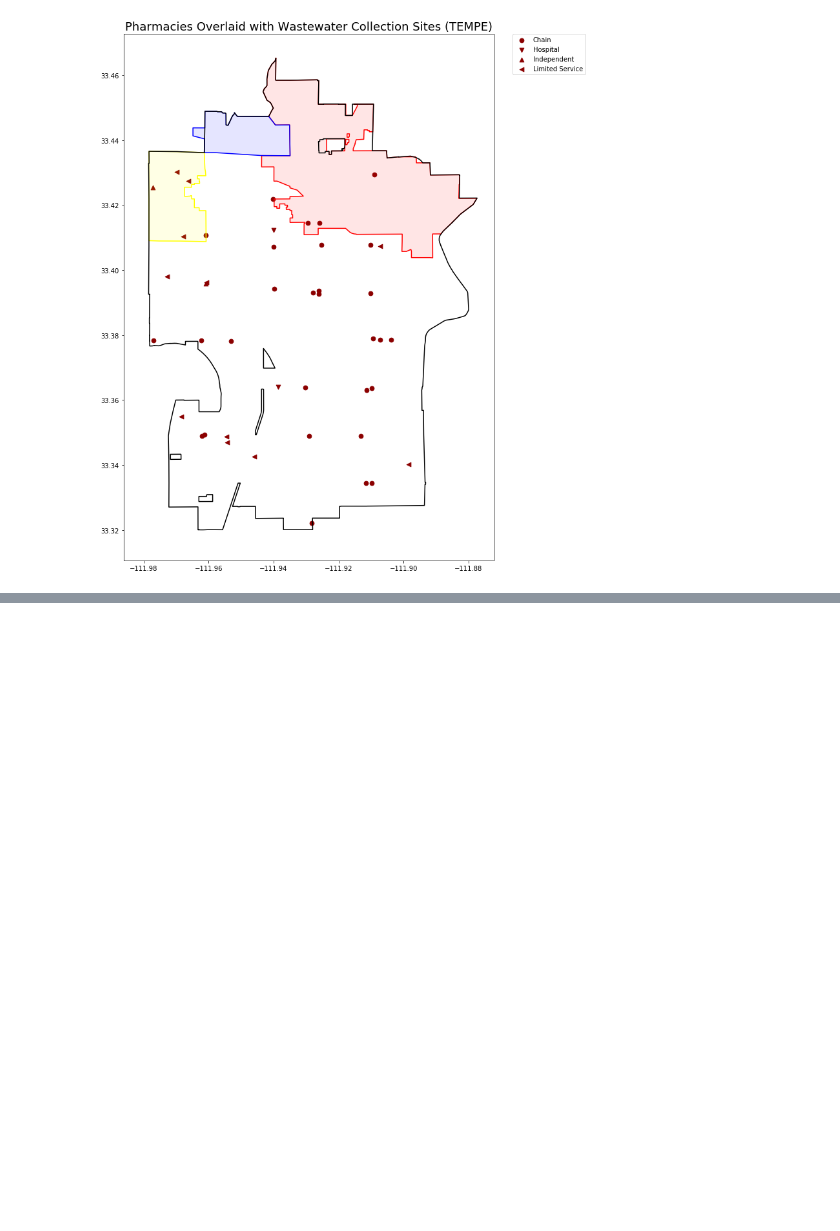
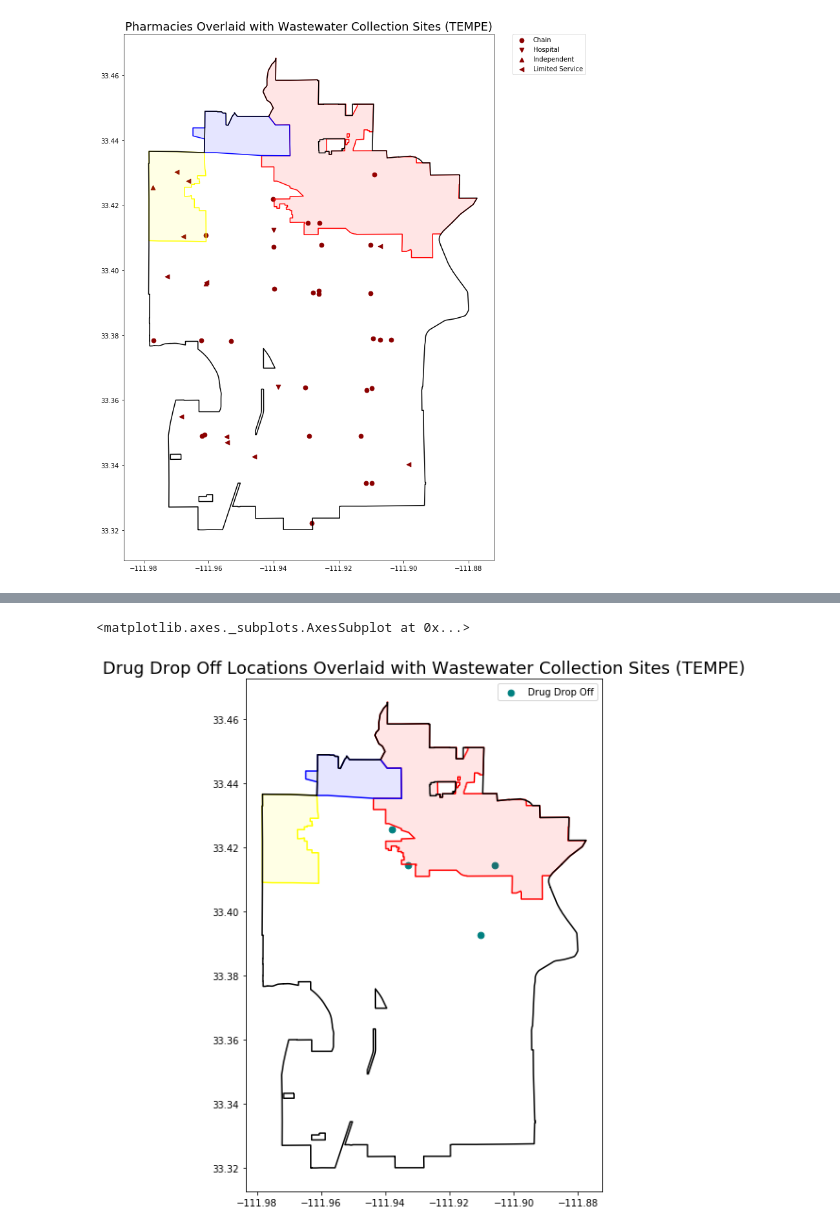
Before and after one commit to akinbule/OpioidsWastewaterPilot, a Jupyter notebook: TempeFacilities.ipynb, the cells around one changed output, grey strips where cells are left out. Saved outputs shown, nothing was run; the diff lists cells and outputs as text; code cells hidden in the pictures; blank space fills up the shorter version.

Commit message:
Adding Drug Drop Off Locations and More Information
Has updates to TempeFacilities.ipynb
Adding Drug Drop Off Locations

```diff
--- a/TempeFacilities.ipynb
+++ b/TempeFacilities.ipynb
@@ -524,0 +555,11 @@ plt.savefig('HealthFacilitiesPharmaciesMap.png')
+# %%
+url = 'https://services1.arcgis.com/mpVYz37anSdrK4d8/arcgis/rest/services/DrugDropOffLocations/FeatureServer/0/query?where=N_CITY+%3D+%27TEMPE%27&objectIds=&time=&geometry=&geometryType=esriGeometryEnvelope&inSR=&spatialRel=esriSpatialRelIntersects&resultType=none&distance=0.0&units=esriSRUnit_Meter&returnGeodetic=false&outFields=*&returnGeometry=false&featureEncoding=esriDefault&multipatchOption=xyFootprint&maxAllowableOffset=&geometryPrecision=&outSR=&datumTransformation=&applyVCSProjection=false&returnIdsOnly=false&returnUniqueIdsOnly=false&returnCountOnly=false&returnExtentOnly=false&returnQueryGeometry=false&returnDistinctValues=false&cacheHint=false&orderByFields=&groupByFieldsForStatistics=&outStatistics=&having=&resultOffset=&resultRecordCount=&returnZ=false&returnM=false&returnExceededLimitFeatures=true&quantizationParameters=&sqlFormat=none&f=pjson&token='
+resp = requests.get(url)
+print(resp)
+
+data_raw = resp.json()
+data_raw.keys()
+
+data_raw['features']
+dd_data = pd.io.json.json_normalize(data_raw['features'])
+dd_data.head()
@@ -524,0 +574,19 @@ plt.savefig('HealthFacilitiesPharmaciesMap.png')
+# %%
+dd_data.columns
+desired_cols = ['attributes.Location',
+               'attributes.N_CITY',
+               'attributes.N_ZIP','attributes.N_LAT',
+               'attributes.N_LON']
+
+dd_df = dd_data[desired_cols]
+
+dd_df.columns =['Location','City',
+                'Zip','Lat','Lon']
+# %%
+tempe_dd = pd.DataFrame(dd_df)
+
+geometry = [Point(xy) for xy in zip(tempe_dd['Lon'],tempe_dd['Lat'])]
+
+
+geo_dd = gpd.GeoDataFrame(tempe_dd, crs = crs, geometry = geometry)
+geo_dd.head()
@@ -524,0 +603,16 @@ plt.savefig('HealthFacilitiesPharmaciesMap.png')
+# %%
+fig, ax = plt.subplots(figsize=(10,10))
+plt.title('Drug Drop Off Locations Overlaid with Wastewater Collection Sites (TEMPE)', size = 18)
+
+geo_dd.plot(ax=ax,markersize=45, label="Drug Drop Off",color='teal')
+ax.legend(loc='upper right')
+sa[sa['Site'] == 'TP02'].plot(ax=ax,color='red',alpha=0.1)
+sa[sa['Site'] == 'TP02'].boundary.plot(ax=ax,color='red')
+sa[sa['Site'] == 'TP04'].plot(ax=ax, color = 'yellow',alpha=0.1)
+sa[sa['Site'] == 'TP04'].boundary.plot(ax=ax, color = 'yellow')
+sa[sa['Site'] == 'TP05'].plot(ax=ax, color = 'blue',alpha=0.1)
+sa[sa['Site'] == 'TP05'].boundary.plot(ax=ax, color = 'blue')
+bdry.boundary.plot(ax=ax, color='black')
+# %% [output]
+<matplotlib.axes._subplots.AxesSubplot at 0x...>
+[figure, added]
```
Also changed, not shown: parts of 18 cells of this notebook, 4 other files.
